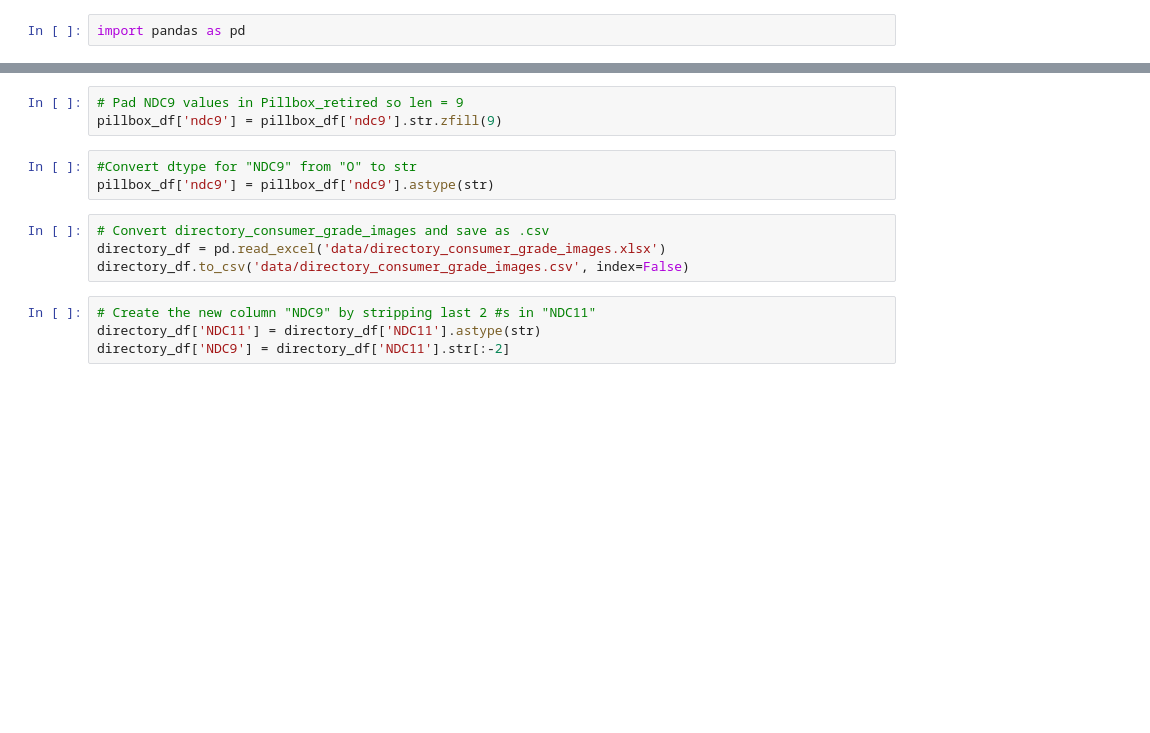
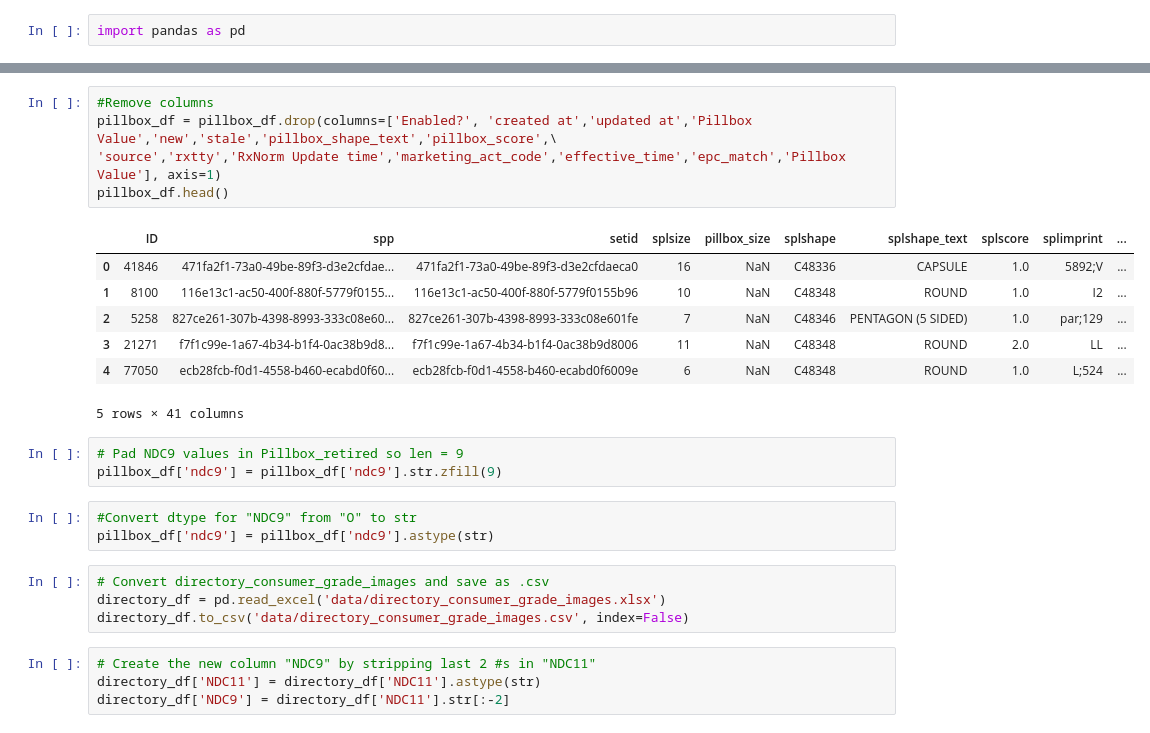
Before and after one commit to jackanichp/pill_pic, a Jupyter notebook: NDC_features.ipynb, the cells around one changed output, grey strips where cells are left out. Cells and saved outputs as stored; diff of their text form; blank space fills up the shorter version.

```diff
--- a/NDC_features.ipynb
+++ b/NDC_features.ipynb
@@ -6,3 +15,16 @@ pillbox_df = pd.read_csv("data/Pillbox_retired.csv")
+# %%
+#Remove columns
+pillbox_df = pillbox_df.drop(columns=['Enabled?', 'created at','updated at','Pillbox Value','new','stale','pillbox_shape_text','pillbox_score',\
+'source','rxtty','RxNorm Update time','marketing_act_code','effective_time','epc_match','Pillbox Value'], axis=1)
+pillbox_df.head()
+# %% [output]
+|  | ID | spp | setid | splsize | pillbox_size | splshape | splshape_text | splscore | splimprint | ... |
+| 0 | 41846 | 471fa2f1-73a0-49be-89f3-d3e2cfdae... | 471fa2f1-73a0-49be-89f3-d3e2cfdaeca0 | 16 | NaN | C48336 | CAPSULE | 1.0 | 5892;V | ... |
+| 1 | 8100 | 116e13c1-ac50-400f-880f-5779f0155... | 116e13c1-ac50-400f-880f-5779f0155b96 | 10 | NaN | C48348 | ROUND | 1.0 | I2 | ... |
+| 2 | 5258 | 827ce261-307b-4398-8993-333c08e60... | 827ce261-307b-4398-8993-333c08e601fe | 7 | NaN | C48346 | PENTAGON (5 SIDED) | 1.0 | par;129 | ... |
+| 3 | 21271 | f7f1c99e-1a67-4b34-b1f4-0ac38b9d8... | f7f1c99e-1a67-4b34-b1f4-0ac38b9d8006 | 11 | NaN | C48348 | ROUND | 2.0 | LL | ... |
+| 4 | 77050 | ecb28fcb-f0d1-4558-b460-ecabd0f60... | ecb28fcb-f0d1-4558-b460-ecabd0f6009e | 6 | NaN | C48348 | ROUND | 1.0 | L;524 | ... |
+5 rows × 41 columns
 # %%
 # Pad NDC9 values in Pillbox_retired so len = 9
 pillbox_df['ndc9'] = pillbox_df['ndc9'].str.zfill(9)
```
Also changed, not shown: parts of 7 cells of this notebook.
